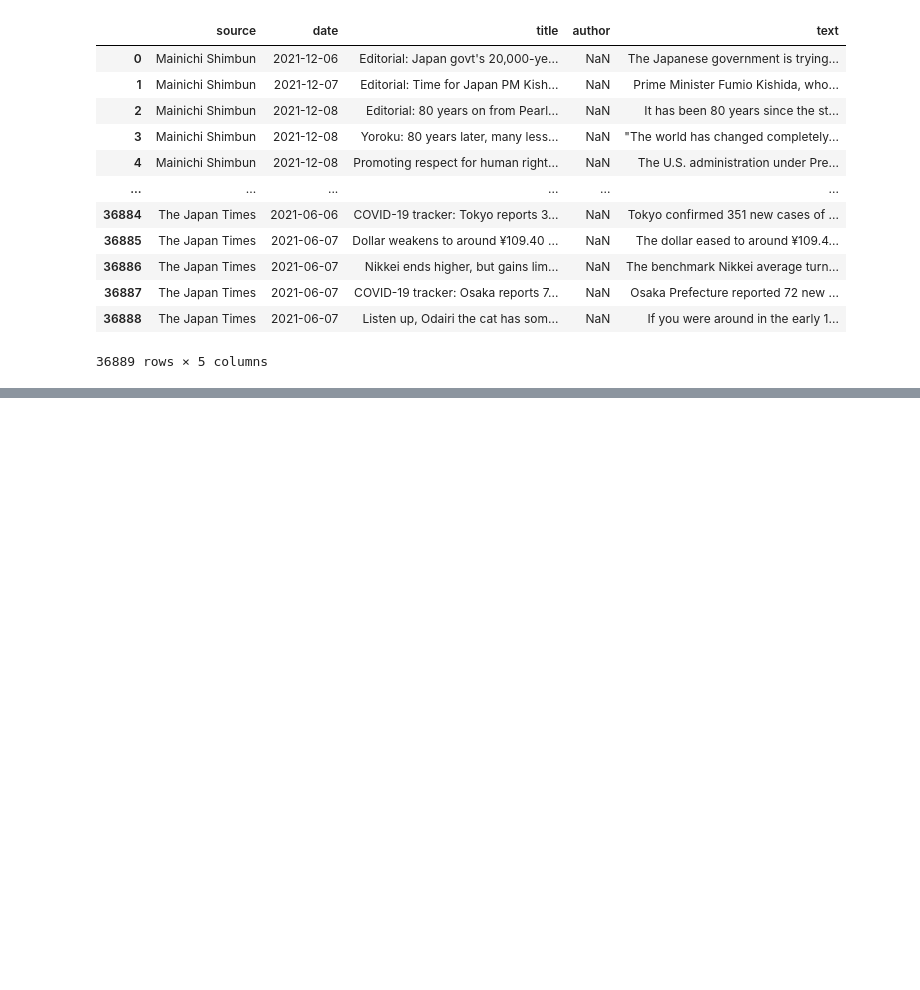
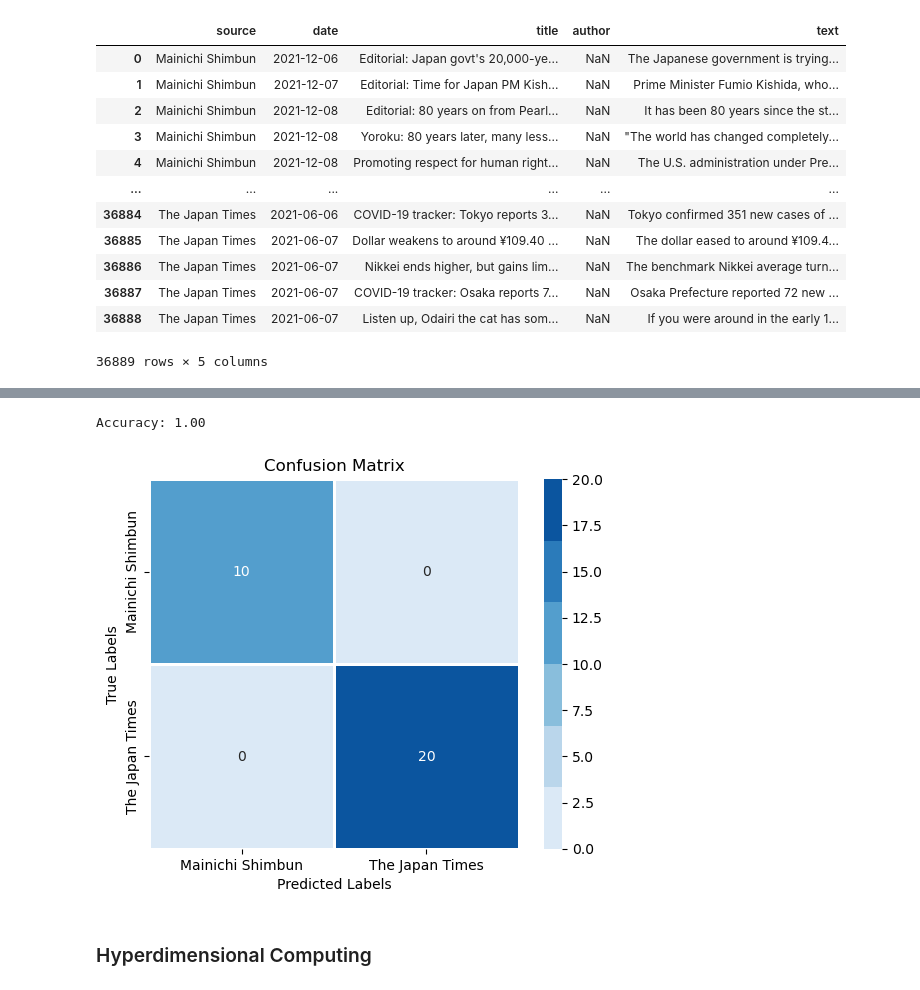
Before and after one commit to GiacomoBacchetta/digitiamo_test, a Jupyter notebook: test.ipynb, the cells around one changed output, grey strips where cells are left out. Saved outputs shown, nothing was run; the diff lists cells and outputs as text; code cells hidden in the pictures; blank space fills up the shorter version.

```diff
--- a/test.ipynb
+++ b/test.ipynb
@@ -42,0 +75,2 @@ df.describe()
+# %%
+df_filtered = df[df['source'] == 'The Japan Times'].sample(n=74)
@@ -42,0 +91,42 @@ df.describe()
+# %%
+df_final = pd.concat([df_filtered, df[df['source'] == 'Mainichi Shimbun']])
+# %%
+# nel momento in cui le classi, le etichette, sono solo due possiamo implementare una SVM come classificatore lineare
+
+from sklearn.feature_extraction.text import CountVectorizer
+from sklearn.model_selection import train_test_split
+from sklearn.svm import SVC
+from sklearn.metrics import accuracy_score, confusion_matrix
+
+vectorizer = CountVectorizer()
+X = vectorizer.fit_transform(df_final['text'])
+
+# Splitto in training e validation set
+X_train, X_val, y_train, y_val = train_test_split(X, df_final['source'], test_size=0.2, random_state=34)
+
+
+svm_classifier = SVC(kernel='linear')
+svm_classifier.fit(X_train, y_train)
+
+y_pred = svm_classifier.predict(X_val)
+
+# Scoring
+accuracy = accuracy_score(y_val, y_pred)
+print(f"Accuracy: {accuracy:.2f}")
+
+
+cm = confusion_matrix(y_val, y_pred)
+
+import seaborn as sns
+cmap = sns.color_palette("Blues")
+
+sns.heatmap(cm, annot=True, cmap=cmap, fmt='d', linewidths=1, square=True,
+            xticklabels=['Mainichi Shimbun', 'The Japan Times'], yticklabels=['Mainichi Shimbun', 'The Japan Times'])
+
+plt.xlabel('Predicted Labels')
+plt.ylabel('True Labels')
+plt.title('Confusion Matrix')
+plt.show()
+# %% [output]
+Accuracy: 1.00
+[figure, added]
@@ -42,0 +138,2 @@ df.describe()
+# %% [markdown]
+### Hyperdimensional Computing
```
Also changed, not shown: parts of 15 cells of this notebook.
